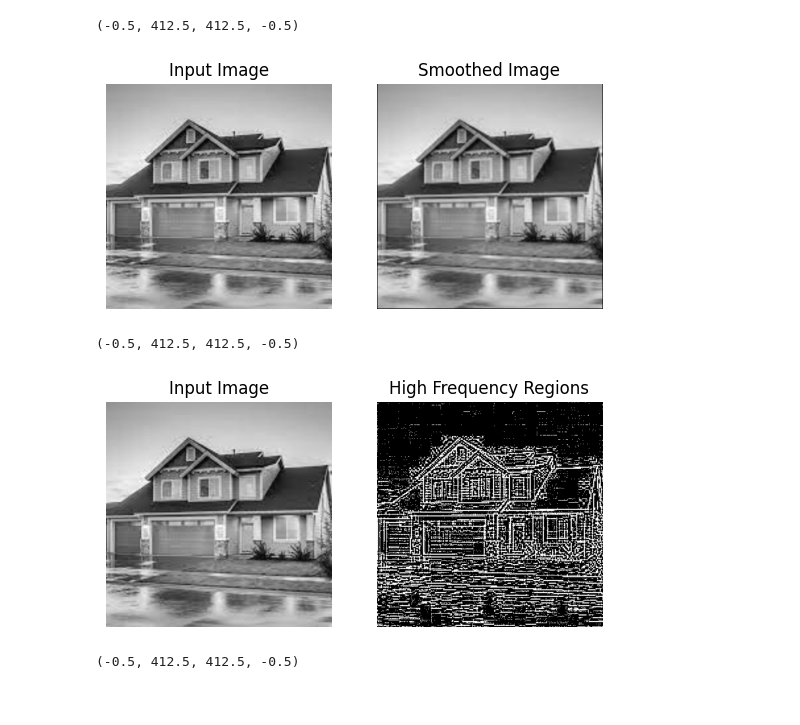
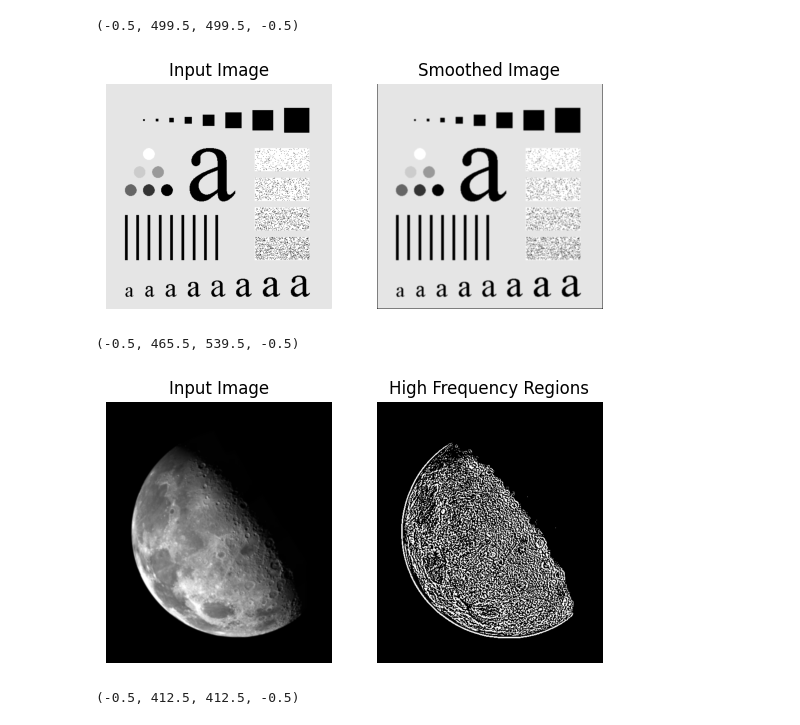
Before and after one commit to AryanSai/Image-Processing, a Jupyter notebook: IP-6.ipynb, the cells around one changed output. Drawn from its saved outputs; the diff is of its cells as text; code cells hidden in the pictures.

```diff
--- a/IP-6.ipynb
+++ b/IP-6.ipynb
@@ -70,7 +74,7 @@ import numpy as np
 import matplotlib.pyplot as plt
 
 # Read image file
-image = cv2.imread('/home/dmacs/Desktop/MTech/104P/pic1.png',cv2.IMREAD_GRAYSCALE)
+image = cv2.imread('/home/dmacs/Desktop/MTech/104P/Images/DIP3E_CH03_Original_Images/Fig0333(a)(test_pattern_blurring_orig).tif',cv2.IMREAD_GRAYSCALE)
 
 # Define a 3x3 averaging kernel for image smoothing
 kernel = np.array([[1, 2, 1],[2, 4, 2],[1, 2, 1]]) / 16
@@ -97,40 +101,40 @@ plt.imshow(smoothed_image, cmap = 'gray')
 plt.title('Smoothed Image')
 plt.axis('off')
 # %% [output]
-(-0.5, 412.5, 412.5, -0.5)
+(-0.5, 499.5, 499.5, -0.5)
-[figure, old version]
+[figure, new version]
 # %%
 # High pass filter (Approach 1)
 import cv2
 import numpy as np
 import matplotlib.pyplot as plt
 
 # Read image file
-image = cv2.imread('/home/dmacs/Desktop/MTech/104P/pic1.png',cv2.IMREAD_GRAYSCALE)
+image = cv2.imread('/home/dmacs/Desktop/MTech/104P/Images/DIP3E_CH03_Original_Images/Fig0338(a)(blurry_moon).tif',cv2.IMREAD_GRAYSCALE)
 
 # Define a 3x3 Gaussian kernel for low-pass filtering
 kernel_size = (3, 3)
 sigma = 1.0
 low_pass_image = cv2.GaussianBlur(image, kernel_size, sigma)
 
 # Calculate the high-pass image by subtracting the low-pass from the original
 high_pass_image = image - low_pass_image
 
 # Optionally, normalize the high-pass image to enhance details
-#high_pass_image = cv2.normalize(high_pass_image, None, 0, 255, cv2.NORM_MINMAX)
+high_pass_image = cv2.normalize(high_pass_image, None, 0, 255, cv2.NORM_MINMAX)
 
 plt.subplot(121)
 plt.imshow(image, cmap = 'gray')
 plt.title('Input Image')
 plt.axis('off')
 
 plt.subplot(122)
 plt.imshow(high_pass_image, cmap = 'gray')
 plt.title('High Frequency Regions')
 plt.axis('off')
 # %% [output]
-(-0.5, 412.5, 412.5, -0.5)
+(-0.5, 465.5, 539.5, -0.5)
-[figure, old version]
+[figure, new version]
 # %%
 # Using laplacian
 import cv2
```
Also changed, not shown: parts of 4 cells of this notebook, 6 other files.
